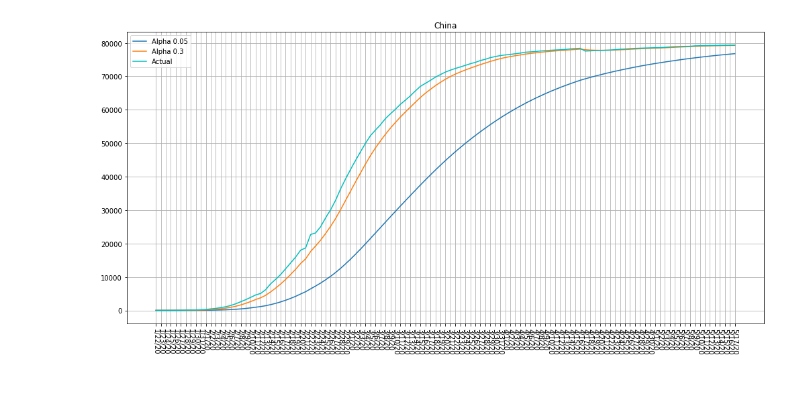
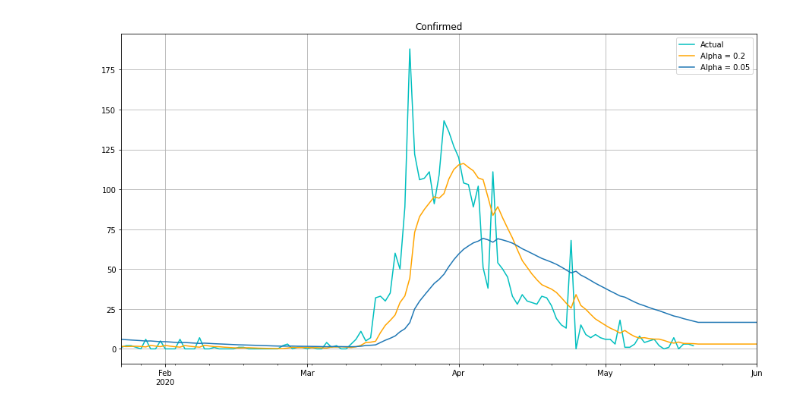
Before and after one commit to booknap/Data-analytics-time-series, a Jupyter notebook: exponential_smoothing.ipynb, the cells around one changed output. Drawn from its saved outputs; the diff is of its cells as text; code cells hidden in the pictures.

Commit message:
expo smoothing complete

```diff
--- a/exponential_smoothing.ipynb
+++ b/exponential_smoothing.ipynb
@@ -55,3 +16,18 @@ df2.loc[df2['Country/Region'] == 'Afghanistan']
+# %%
+df_rec = df_recovered.groupby('Country/Region').sum().T.rename_axis('Date', axis=1)
+df_con = df_confirmed.groupby('Country/Region').sum().T.rename_axis('Date', axis=1)
+
+df_rec.index = pd.to_datetime(df_rec.index)
+df_con.index = pd.to_datetime(df_con.index)
+
+df_rec = df_rec.asfreq('d')
+df_con = df_con.asfreq('d')
+# %%
+def decumulation(df):
+    return df.sub(df.shift()).iloc[1:]
+# %%
+df_daily_rec = decumulation(df_rec)
+df_daily_con = decumulation(df_con)
 # %%
 date = df2.columns.drop('Country/Region').to_numpy()
 len(date)
@@ -70,0 +43,15 @@ country_label
+# %%
+from statsmodels.tsa.holtwinters import SimpleExpSmoothing, ExponentialSmoothing
+
+def simple_smooth(df, name=None):
+    model = SimpleExpSmoothing(df)
+
+    fitted02 = model.fit(smoothing_level=0.2)
+    fitted005 = model.fit(smoothing_level=0.05)
+
+    df.plot(label='Actual', legend=True, color='c')
+    fitted02.predict(start=0, end=130) \
+            .plot(label='Alpha = 0.2', legend=True, color='orange')
+    fitted005.predict(start=0, end=130) \
+             .plot(figsize=(15, 8), grid=True, label='Alpha = 0.05', legend=True) \
+             .set_title(name)
@@ -71,23 +62,39 @@ country_label
+# %%
+simple_smooth(df_daily_con.Thailand, 'Confirmed')
+# %% [output]
+[figure, added]
 # %%
-def exponential_smoothing(series, alpha):
+def double_exponential_smoothing(series, alpha, beta):
 
-    result = [series[0]] # first value is same as series
+    result = [series[0]]
     for n in range(1, len(series)):
-        result.append(alpha * series[n] + (1 - alpha) * result[n-1])
+        if n == 1:
+            level, trend = series[0], series[1] - series[0]
+        if n >= len(series): # forecasting
+            value = result[-1]
+        else:
+            value = series[n]
+        last_level, level = level, alpha * value + (1 - alpha) * (level + trend)
+        trend = beta * (level - last_level) + (1 - beta) * trend
+        result.append(level + trend)
     return result
 
-def plot_exponential_smoothing(series, title, x ,alphas):
+def plot_double_exponential_smoothing(series, title, x, alphas, betas):
 
     plt.figure(figsize=(17, 8))
     for alpha in alphas:
-        plt.plot(x, exponential_smoothing(series, alpha), label="Alpha {}".format(alpha))
-    plt.plot(x, series, "c", label = "Actual")
+        for beta in betas:
+            plt.plot(x, double_exponential_smoothing(series, alpha, beta), label="Alpha {}, beta {}".format(alpha, beta))
+    plt.plot(x, series, label = "Actual")
     plt.legend(loc="best")
     plt.axis('tight')
     plt.title(title)
     plt.xticks(rotation=270)
-    plt.grid(True);
+    plt.grid(True)
 
-plot_exponential_smoothing(country_recovered, country_label, date, [0.05, 0.3])
+def double_smooth(df, name):
+    plot_double_exponential_smoothing(df,
+                                      name,
+                                      df.index,
+                                      alphas=[0.9, 0.02],
+                                      betas=[0.9, 0.02])
-# %% [output]
-[figure, removed]
```
Also changed, not shown: parts of 13 cells of this notebook.
